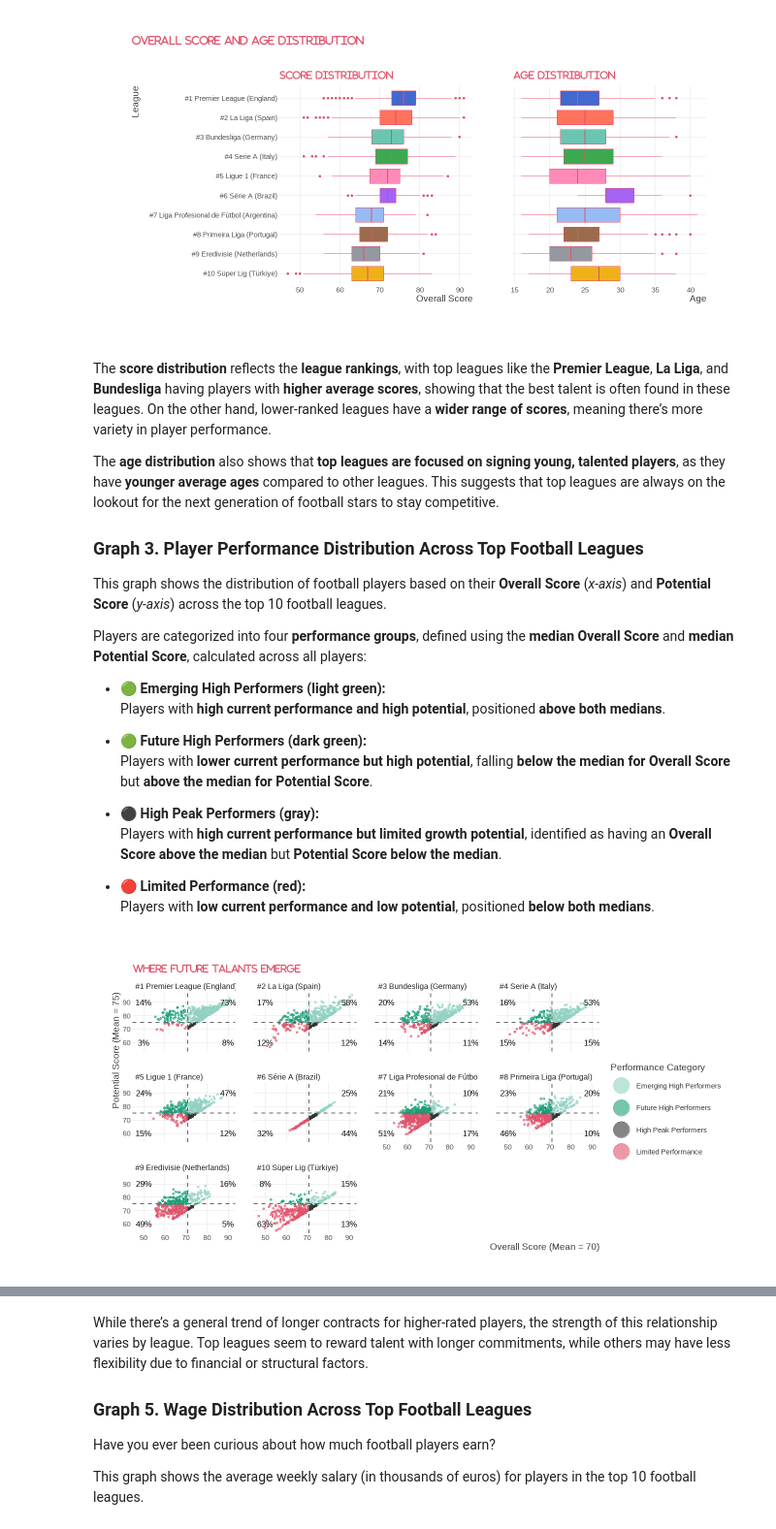
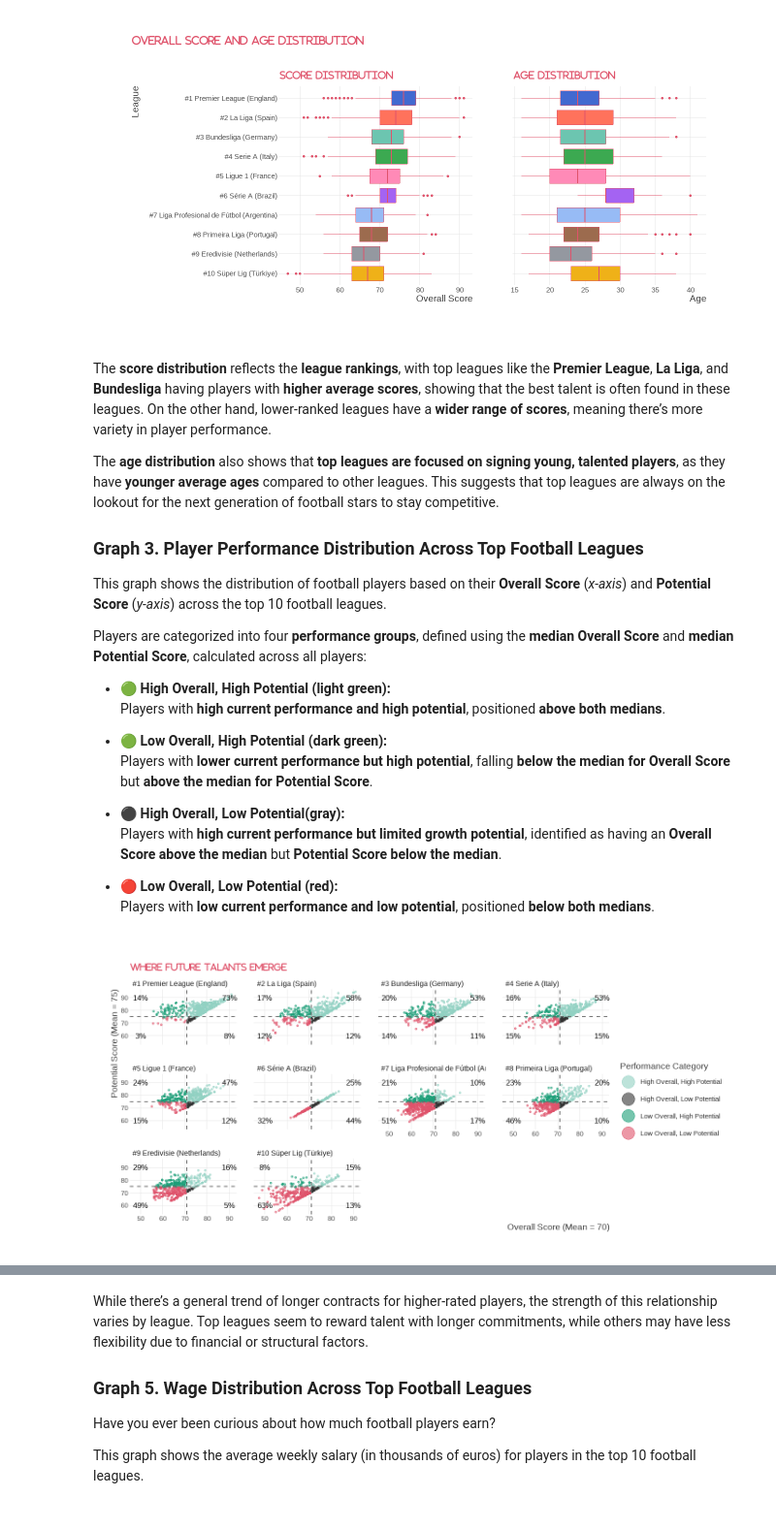
Before and after one commit to OlgaKuzminichna/visualizations, a Jupyter notebook: code/fifaplayers/fifaplayers.ipynb, the cells around one changed output, grey strips where cells are left out. Shown at 97% size. Drawn from its saved outputs; the diff is of its cells as text; code cells hidden in the pictures.

```diff
--- a/code/fifaplayers/fifaplayers.ipynb
+++ b/code/fifaplayers/fifaplayers.ipynb
@@ -123,10 +123,10 @@ median_potential <- df_clean %>%
 
 #Assign performance categories, calculating the share of each category per League
 df_clean<-df_clean %>% mutate( 'Performance Category' = case_when(
-      Overall.Score >= median_overall & Potential.Score >=median_potential ~ "Emerging High Performers",  # "High Overall, High Potential"
-      Overall.Score >= median_overall & Potential.Score < median_potential ~ "High Peak Performers", # "High Overall, Low Potential"
-      Overall.Score < median_overall & Potential.Score >= median_potential ~ "Future High Performers", #  "Low Overall, High Potential"
-      Overall.Score < median_overall & Potential.Score < median_potential ~ "Limited Performance" # "Low Overall, Low Potential"
+      Overall.Score >= median_overall & Potential.Score >=median_potential ~ "High Overall, High Potential",  # "High Overall, High Potential"
+      Overall.Score >= median_overall & Potential.Score < median_potential ~ "High Overall, Low Potential", # "High Overall, Low Potential"
+      Overall.Score < median_overall & Potential.Score >= median_potential ~ "Low Overall, High Potential", #  "Low Overall, High Potential"
+      Overall.Score < median_overall & Potential.Score < median_potential ~ "Low Overall, Low Potential" # "Low Overall, Low Potential"
     )) %>%
   group_by(LeagueRanked) %>%
   mutate(Total_Count = n()) %>%
@@ -138,12 +138,12 @@ df_clean<-df_clean %>% mutate( 'Performance Category' = case_when(
   group_by(LeagueRanked) %>%
   mutate(
     x_pos = case_when(
-      `Performance Category` %in% c("Emerging High Performers", "High Peak Performers") ~ 90,
-      `Performance Category` %in% c("Future High Performers", "Limited Performance") ~ 50
+      `Performance Category` %in% c("High Overall, High Potential", "High Overall, Low Potential") ~ 90,
+      `Performance Category` %in% c("Low Overall, High Potential", "Low Overall, Low Potential") ~ 50
     ),
     y_pos = case_when(
-      `Performance Category` %in% c("Emerging High Performers", "Future High Performers") ~ 90,
-      `Performance Category` %in% c("High Peak Performers", "Limited Performance") ~ 60
+      `Performance Category` %in% c("High Overall, High Potential", "Low Overall, High Potential") ~ 90,
+      `Performance Category` %in% c("High Overall, Low Potential", "Low Overall, Low Potential") ~ 60
     )
   ) %>%
 
@@ -258,31 +253,31 @@ Players are categorized into four **performance groups**, defined using
 the **median Overall Score** and **median Potential Score**, calculated
 across all players:
 
--   **🟢 Emerging High Performers (light green):**
+-   **🟢 High Overall, High Potential (light green):**
     Players with **high current performance and high potential**,
     positioned **above both medians**.
 
--   **🟢 Future High Performers (dark green):**
+-   **🟢 Low Overall, High Potential (dark green):**
     Players with **lower current performance but high potential**,
     falling **below the median for Overall Score** but **above the
     median for Potential Score**.
 
--   **⚫ High Peak Performers (gray):**
+-   **⚫ High Overall, Low Potential(gray):**
     Players with **high current performance but limited growth
     potential**, identified as having an **Overall Score above the
     median** but **Potential Score below the median**.
 
--   **🔴 Limited Performance (red):**
+-   **🔴 Low Overall, Low Potential (red):**
     Players with **low current performance and low potential**,
     positioned **below both medians**.
 # %%
-ggplot(df_clean %>% filter(!is.na(`Performance Category`))) + aes(x = Overall.Score, y = Potential.Score, color = `Performance Category`)+ geom_jitter(alpha = 0.6) + scale_color_manual(values = c( "Emerging High Performers" = "#91D1C2B2","High Peak Performers" = "gray20","Future High Performers" ="#1b9e77","Limited Performance" = "666666")) +# Horizontal median line for each league
+ggplot(df_clean %>% filter(!is.na(`Performance Category`))) + aes(x = Overall.Score, y = Potential.Score, color = `Performance Category`)+ geom_jitter(alpha = 0.6) + scale_color_manual(values = c( "High Overall, High Potential" = "#91D1C2B2","High Overall, Low Potential" = "gray20","Low Overall, High Potential" ="#1b9e77","Low Overall, Low Potential" = "666666")) +# Horizontal median line for each league
    geom_vline(aes(xintercept = median_overall), color = "gray40", linetype = "dashed", linewidth = 1) +
 
    # Vertical median line for each league
-   geom_hline(aes(yintercept = median_potential), color = "gray40", linetype = "dashed", linewidth = 1) + geom_text(data = df_clean%>% group_by(LeagueRanked,`Performance Category`)%>% distinct(LeagueRanked, `Performance Category`, .keep_all = TRUE) , aes(x = x_pos, y = y_pos, label = paste0(Percentage, "%")), inherit.aes = FALSE, size = 4.5,hjust = 0.5) + facet_wrap(vars(reorder(LeagueRanked, League_Rank)), ncol = 4) + labs(title = "Where Future Talants Emerge", x = "Overall Score (Mean = 70)", y = "Potential Score (Mean = 75)") + theme(legend.position = "right",legend.key.height = unit(1, "cm"), plot.title = element_text(size = 14))+ guides(color = guide_legend(override.aes = list(size = 12)))
+   geom_hline(aes(yintercept = median_potential), color = "gray40", linetype = "dashed", linewidth = 1) + geom_text(data = df_clean%>% group_by(LeagueRanked,`Performance Category`)%>% distinct(LeagueRanked, `Performance Category`, .keep_all = TRUE) , aes(x = x_pos, y = y_pos, label = paste0(Percentage, "%")), inherit.aes = FALSE, size = 4.5,hjust = 0.5) + facet_wrap(vars(reorder(LeagueRanked, League_Rank)), ncol = 4) + labs(title = "Where Future Talants Emerge", x = "Overall Score (Mean = 70)", y = "Potential Score (Mean = 75)") + theme(legend.position = "right",legend.key.height = unit(1, "cm"), plot.title = element_text(size = 14))+ guides(color = guide_legend(override.aes = list(size = 10)))
 # %% [output]
-[figure, old version]
+[figure, new version]
 # %% [markdown]
 Top European leagues like the **Premier League (England)**, **La Liga
 (Spain)**, and **Bundesliga (Germany)** have a **higher percentage of
```
Also changed, not shown: parts of 9 cells of this notebook, 1 other file.
